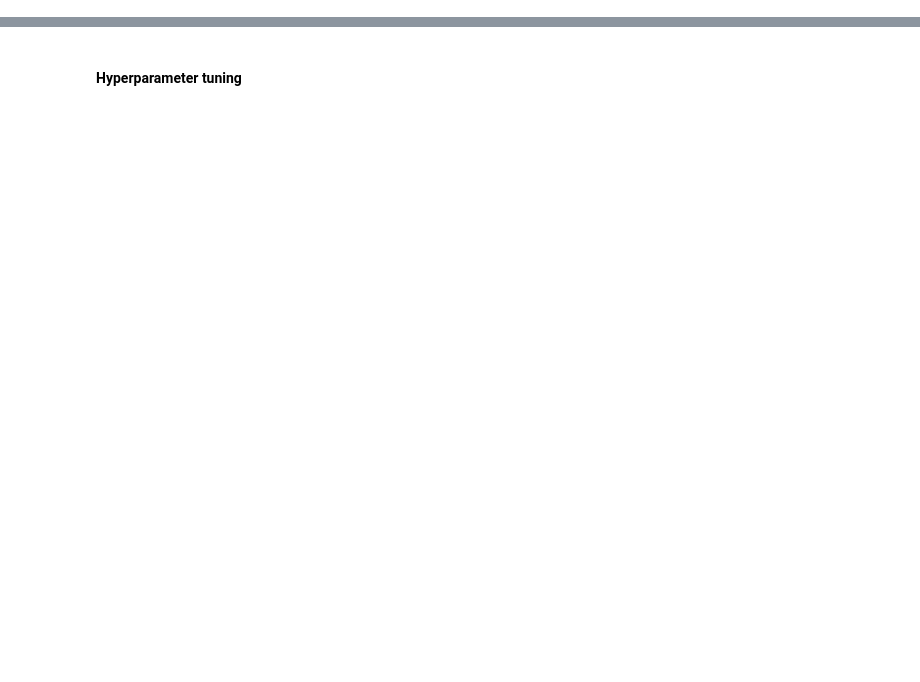
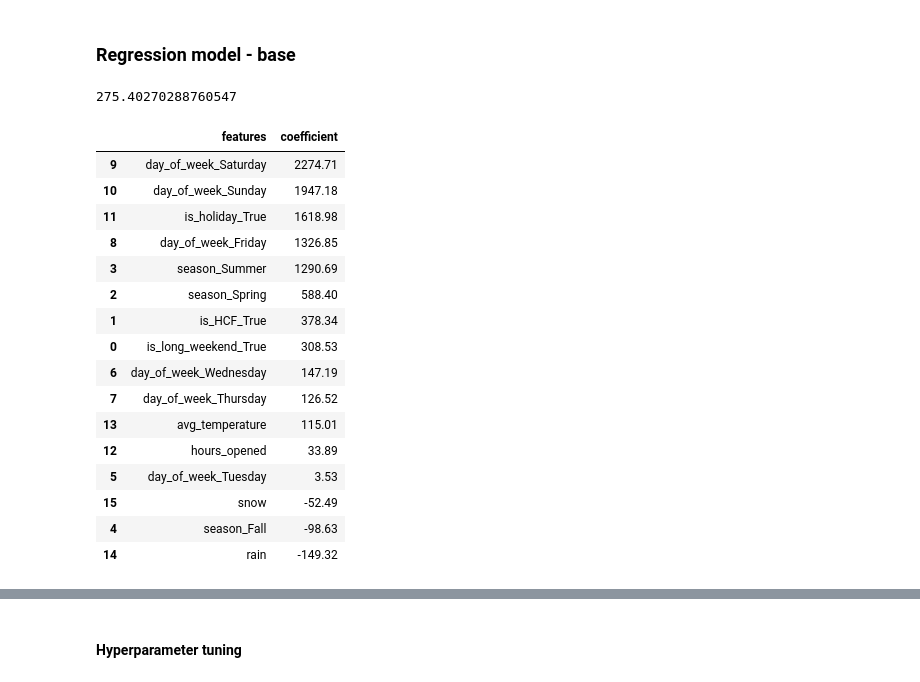
Before and after one commit to awlh18/SweetPulse, a Jupyter notebook: notebooks/prediction.ipynb, the cells around one changed output, grey strips where cells are left out. Cells and saved outputs as stored; diff of their text form; code cells hidden in the pictures; blank space fills up the shorter version.

Commit message:
clean up regression testing notebook for baseline, log, individual items only

```diff
--- a/notebooks/prediction.ipynb
+++ b/notebooks/prediction.ipynb
@@ -613,0 +56,38 @@ px.line(pd.concat((y_train_for_plot, y_test_for_plot, rf_pred_for_plot)),
+# %%
+train_df = pd.read_csv('../data/modelling/train.csv', index_col=0, parse_dates=True)
+test_df = pd.read_csv('../data/modelling/test.csv', index_col=0, parse_dates=True)
+# %%
+X_train = train_df.drop(columns=['total_sales_normalized'])
+y_train = train_df['total_sales_normalized']
+
+X_test = test_df.drop(columns=['total_sales_normalized'])
+y_test = test_df['total_sales_normalized']
+# %% [markdown]
+### Regression model - base
+# %%
+numerical_features = ['hours_opened', 'avg_temperature', 'rain', 'snow']
+categorical_features = ['is_long_weekend', 'is_HCF', 'season', 'day_of_week', 'is_holiday']
+category_orders = [
+    [False, True],  # is_long_weekend
+    [False, True],  # is_HCF
+    ['Winter', 'Spring', 'Summer', 'Fall'],  # season
+    ['Monday', 'Tuesday', 'Wednesday', 'Thursday', 'Friday', 'Saturday', 'Sunday'],  # day_of_week
+    [False, True]  # is_holiday
+]
+drop_features = ['item_A_sales', 'item_B_sales', 'item_C_sales']
+
+preprocessor = make_column_transformer(
+    (OneHotEncoder(drop='first', categories=category_orders), categorical_features),
+    (StandardScaler(), numerical_features),
+    ('drop', drop_features)
+)
+
+lr_pipe = make_pipeline(preprocessor, LinearRegression())
+# %%
+lr_pipe.fit(X_train, y_train)
+y_pred = lr_pipe.predict(X_test)
+y_train_pred = lr_pipe.predict(X_train)
+# %%
+mean_absolute_error(y_test, y_pred)
+# %% [output]
+275.40270288760547
@@ -613,0 +115,30 @@ px.line(pd.concat((y_train_for_plot, y_test_for_plot, rf_pred_for_plot)),
+# %%
+columns = (lr_pipe.named_steps['columntransformer'].named_transformers_['onehotencoder'].get_feature_names_out().tolist() +
+           lr_pipe.named_steps['columntransformer'].named_transformers_['standardscaler'].get_feature_names_out().tolist())
+
+coef = lr_pipe.named_steps['linearregression'].coef_
+
+lr_coef = pd.DataFrame({
+    'features': columns,
+    'coefficient': coef
+})
+
+lr_coef.sort_values(by='coefficient', ascending=False).round(2)
+# %% [output]
+|  | features | coefficient |
+| 9 | day_of_week_Saturday | 2274.71 |
+| 10 | day_of_week_Sunday | 1947.18 |
+| 11 | is_holiday_True | 1618.98 |
+| 8 | day_of_week_Friday | 1326.85 |
+| 3 | season_Summer | 1290.69 |
+| 2 | season_Spring | 588.40 |
+| 1 | is_HCF_True | 378.34 |
+| 0 | is_long_weekend_True | 308.53 |
+| 6 | day_of_week_Wednesday | 147.19 |
+| 7 | day_of_week_Thursday | 126.52 |
+| 13 | avg_temperature | 115.01 |
+| 12 | hours_opened | 33.89 |
+| 5 | day_of_week_Tuesday | 3.53 |
+| 15 | snow | -52.49 |
+| 4 | season_Fall | -98.63 |
+| 14 | rain | -149.32 |
```
Also changed, not shown: parts of 135 cells of this notebook.
